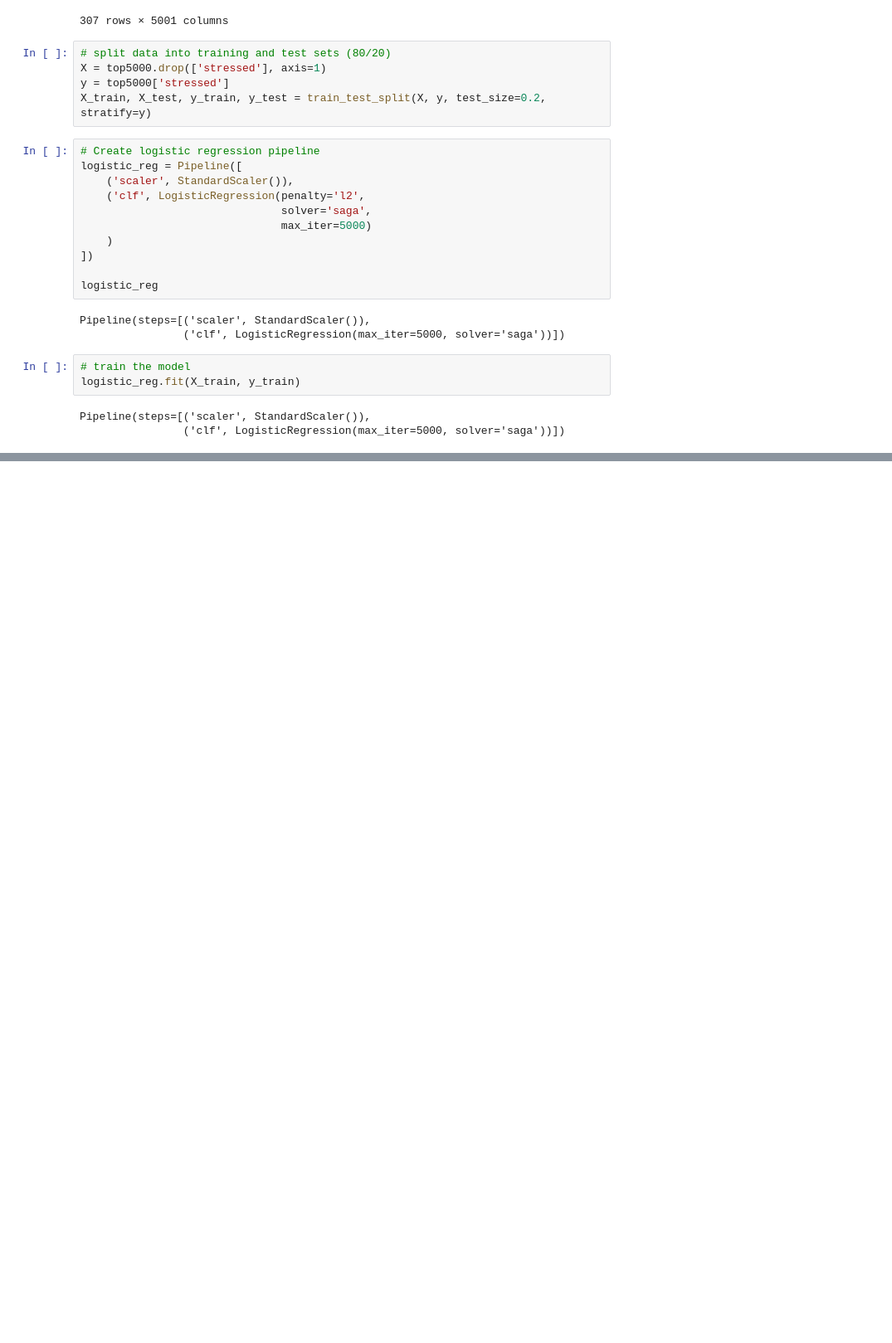
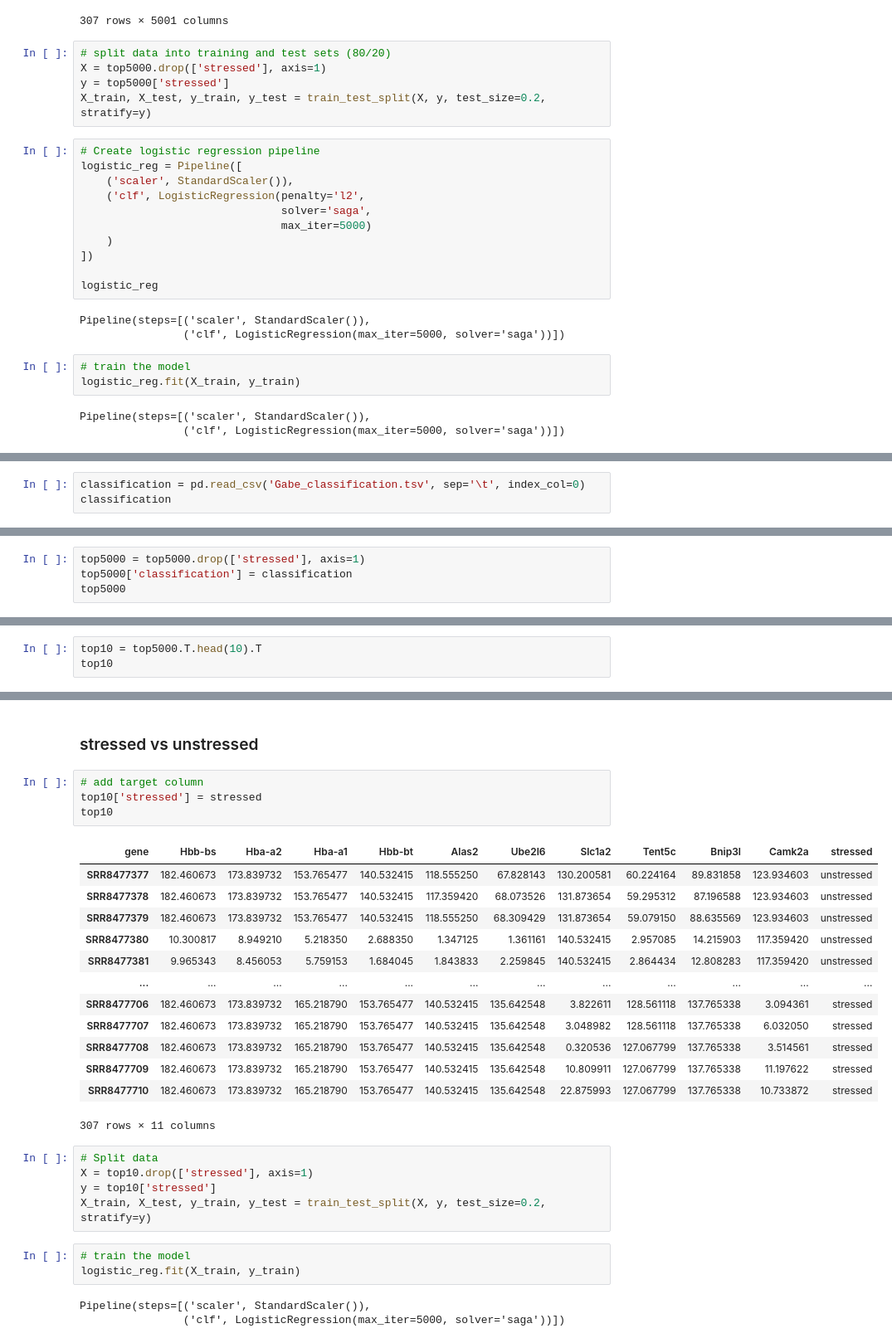
Before and after one commit to jess16313/Bioinformatics-baddies, a Jupyter notebook: Assn4_Gabriel.ipynb, the cells around one changed output, grey strips where cells are left out. Shown: that part at 83% size. Saved outputs shown, nothing was run; the diff lists cells and outputs as text; blank space fills up the shorter version.

```diff
--- a/Assn4_Gabriel.ipynb
+++ b/Assn4_Gabriel.ipynb
@@ -145,0 +153,3 @@ weighted avg       0.89      0.89      0.89        62
+# %%
+classification = pd.read_csv('Gabe_classification.tsv', sep='\t', index_col=0)
+classification
@@ -145,0 +170,4 @@ weighted avg       0.89      0.89      0.89        62
+# %%
+top5000 = top5000.drop(['stressed'], axis=1)
+top5000['classification'] = classification
+top5000
@@ -145,0 +251,3 @@ weighted avg       0.89      0.89      0.89        62
+# %%
+top10 = top5000.T.head(10).T
+top10
@@ -145,0 +268,31 @@ weighted avg       0.89      0.89      0.89        62
+# %% [markdown]
+### stressed vs unstressed
+# %%
+# add target column
+top10['stressed'] = stressed
+top10
+# %% [output]
+| gene | Hbb-bs | Hba-a2 | Hba-a1 | Hbb-bt | Alas2 | Ube2l6 | Slc1a2 | Tent5c | Bnip3l | Camk2a | stressed |
+| SRR8477377 | 182.460673 | 173.839732 | 153.765477 | 140.532415 | 118.555250 | 67.828143 | 130.200581 | 60.224164 | 89.831858 | 123.934603 | unstressed |
+| SRR8477378 | 182.460673 | 173.839732 | 153.765477 | 140.532415 | 117.359420 | 68.073526 | 131.873654 | 59.295312 | 87.196588 | 123.934603 | unstressed |
+| SRR8477379 | 182.460673 | 173.839732 | 153.765477 | 140.532415 | 118.555250 | 68.309429 | 131.873654 | 59.079150 | 88.635569 | 123.934603 | unstressed |
+| SRR8477380 | 10.300817 | 8.949210 | 5.218350 | 2.688350 | 1.347125 | 1.361161 | 140.532415 | 2.957085 | 14.215903 | 117.359420 | unstressed |
+| SRR8477381 | 9.965343 | 8.456053 | 5.759153 | 1.684045 | 1.843833 | 2.259845 | 140.532415 | 2.864434 | 12.808283 | 117.359420 | unstressed |
+| ... | ... | ... | ... | ... | ... | ... | ... | ... | ... | ... | ... |
+| SRR8477706 | 182.460673 | 173.839732 | 165.218790 | 153.765477 | 140.532415 | 135.642548 | 3.822611 | 128.561118 | 137.765338 | 3.094361 | stressed |
+| SRR8477707 | 182.460673 | 173.839732 | 165.218790 | 153.765477 | 140.532415 | 135.642548 | 3.048982 | 128.561118 | 137.765338 | 6.032050 | stressed |
+| SRR8477708 | 182.460673 | 173.839732 | 165.218790 | 153.765477 | 140.532415 | 135.642548 | 0.320536 | 127.067799 | 137.765338 | 3.514561 | stressed |
+| SRR8477709 | 182.460673 | 173.839732 | 165.218790 | 153.765477 | 140.532415 | 135.642548 | 10.809911 | 127.067799 | 137.765338 | 11.197622 | stressed |
+| SRR8477710 | 182.460673 | 173.839732 | 165.218790 | 153.765477 | 140.532415 | 135.642548 | 22.875993 | 127.067799 | 137.765338 | 10.733872 | stressed |
+307 rows × 11 columns
+# %%
+# Split data
+X = top10.drop(['stressed'], axis=1)
+y = top10['stressed']
+X_train, X_test, y_train, y_test = train_test_split(X, y, test_size=0.2, stratify=y)
+# %%
+# train the model
+logistic_reg.fit(X_train, y_train)
+# %% [output]
+Pipeline(steps=[('scaler', StandardScaler()),
+                ('clf', LogisticRegression(max_iter=5000, solver='saga'))])
```
Also changed, not shown: parts of 67 cells of this notebook.
